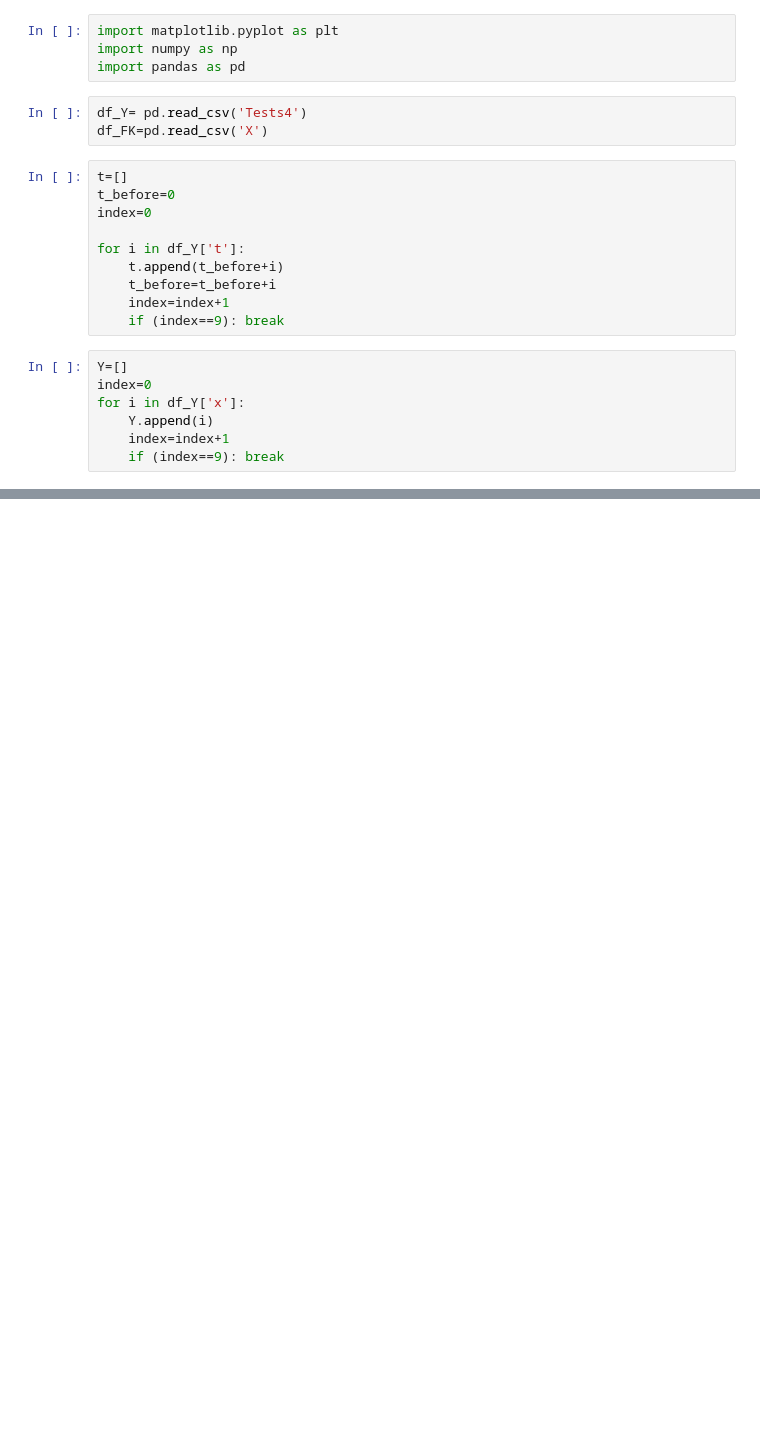
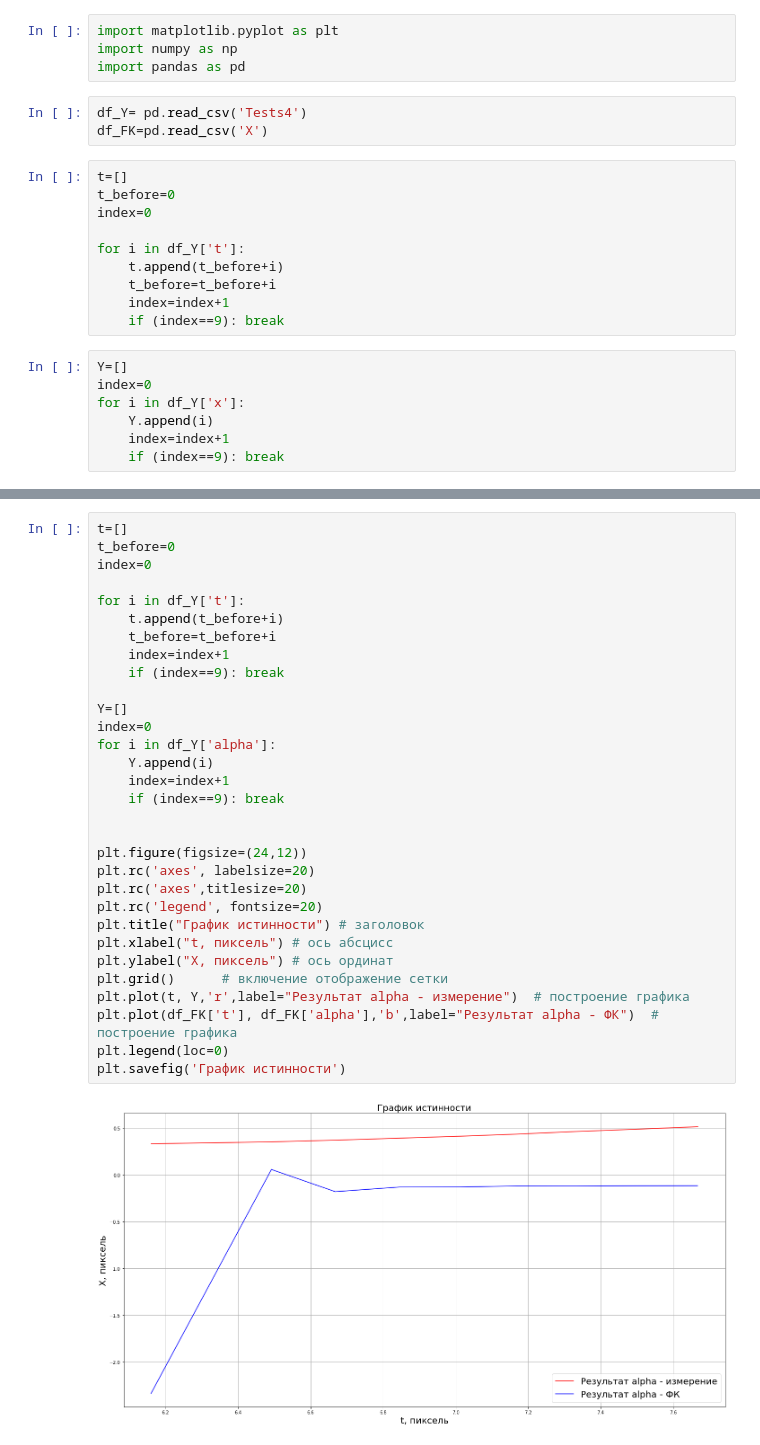
Before and after one commit to ShayhMaksim/Qr-detection, a Jupyter notebook: test.ipynb, the cells around one changed output, grey strips where cells are left out. Drawn from its saved outputs; the diff is of its cells as text; blank space fills up the shorter version.

```diff
--- a/test.ipynb
+++ b/test.ipynb
@@ -39,0 +73,33 @@ ValueError: x and y must have same first dimension, but have shapes (9,) and (11
+# %%
+t=[]
+t_before=0
+index=0
+
+for i in df_Y['t']:
+    t.append(t_before+i)
+    t_before=t_before+i
+    index=index+1
+    if (index==9): break
+
+Y=[]
+index=0
+for i in df_Y['alpha']:
+    Y.append(i)
+    index=index+1
+    if (index==9): break
+
+
+plt.figure(figsize=(24,12))
+plt.rc('axes', labelsize=20)
+plt.rc('axes',titlesize=20)
+plt.rc('legend', fontsize=20)
+plt.title("График истинности") # заголовок
+plt.xlabel("t, пиксель") # ось абсцисс
+plt.ylabel("X, пиксель") # ось ординат
+plt.grid()      # включение отображение сетки
+plt.plot(t, Y,'r',label="Результат alpha - измерение")  # построение графика
+plt.plot(df_FK['t'], df_FK['alpha'],'b',label="Результат alpha - ФК")  # построение графика
+plt.legend(loc=0)
+plt.savefig('График истинности')
+# %% [output]
+[figure, added]
```
Also changed, not shown: parts of 2 cells of this notebook, 1 other file.
